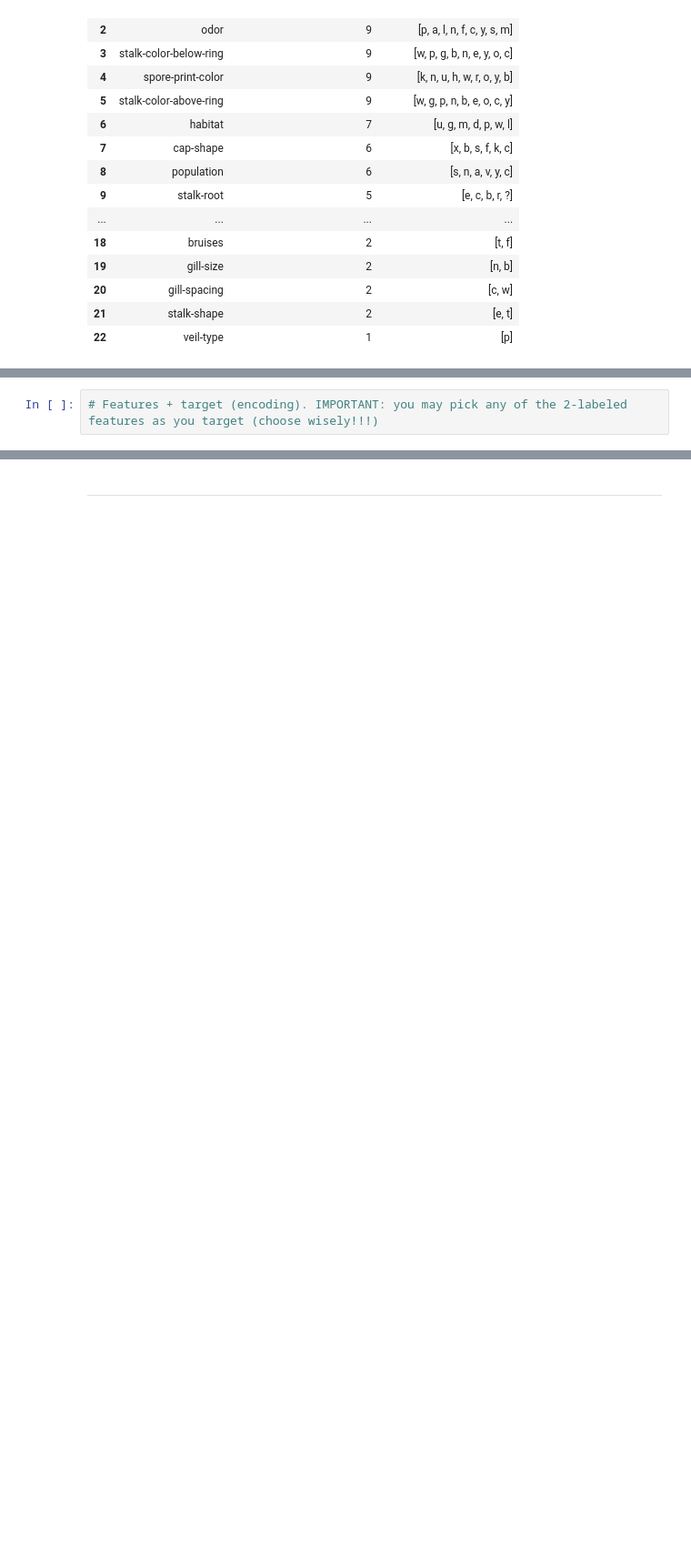
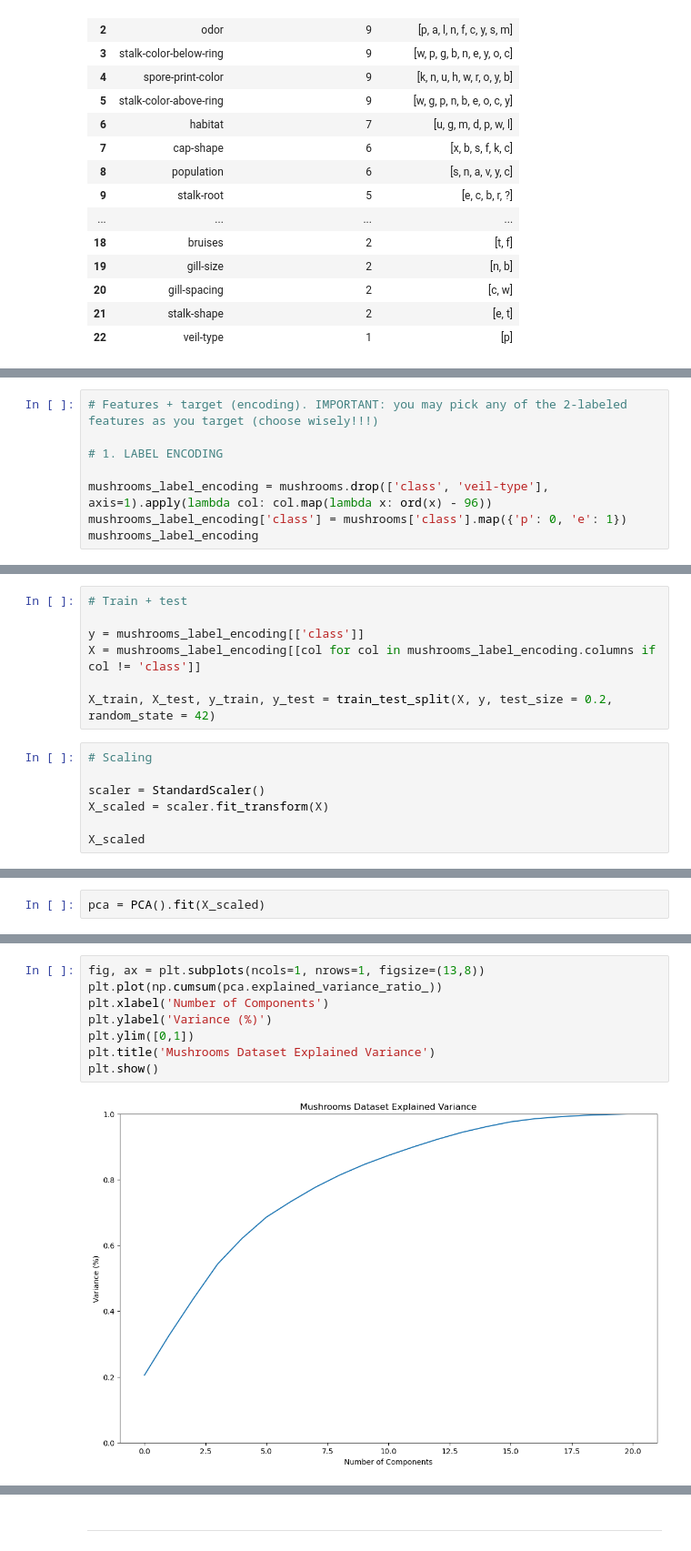
Before and after one commit to Kristinawk/supervised_challenge, a Jupyter notebook: notebooks/model_performance.ipynb, the cells around one changed output, grey strips where cells are left out. Shown at 91% size. Drawn from its saved outputs; the diff is of its cells as text; blank space fills up the shorter version.

```diff
--- a/notebooks/model_performance.ipynb
+++ b/notebooks/model_performance.ipynb
@@ -280,2 +332,8 @@ cat_mushrooms
 # %%
 # Features + target (encoding). IMPORTANT: you may pick any of the 2-labeled features as you target (choose wisely!!!)
+
+# 1. LABEL ENCODING
+
+mushrooms_label_encoding = mushrooms.drop(['class', 'veil-type'], axis=1).apply(lambda col: col.map(lambda x: ord(x) - 96))
+mushrooms_label_encoding['class'] = mushrooms['class'].map({'p': 0, 'e': 1})
+mushrooms_label_encoding
@@ -285,0 +354,14 @@ cat_mushrooms
+# %%
+# Train + test
+
+y = mushrooms_label_encoding[['class']]
+X = mushrooms_label_encoding[[col for col in mushrooms_label_encoding.columns if col != 'class']]
+
+X_train, X_test, y_train, y_test = train_test_split(X, y, test_size = 0.2, random_state = 42)
+# %%
+# Scaling
+
+scaler = StandardScaler()
+X_scaled = scaler.fit_transform(X)
+
+X_scaled
@@ -301,0 +429,2 @@ print(f"Linear model AUC is: {ensemble_auc}")
+# %%
+pca = PCA().fit(X_scaled)
@@ -301,0 +439,10 @@ print(f"Linear model AUC is: {ensemble_auc}")
+# %%
+fig, ax = plt.subplots(ncols=1, nrows=1, figsize=(13,8))
+plt.plot(np.cumsum(pca.explained_variance_ratio_))
+plt.xlabel('Number of Components')
+plt.ylabel('Variance (%)')
+plt.ylim([0,1])
+plt.title('Mushrooms Dataset Explained Variance')
+plt.show()
+# %% [output]
+[figure, added]
```
Also changed, not shown: parts of 41 cells of this notebook, 1 other file.
